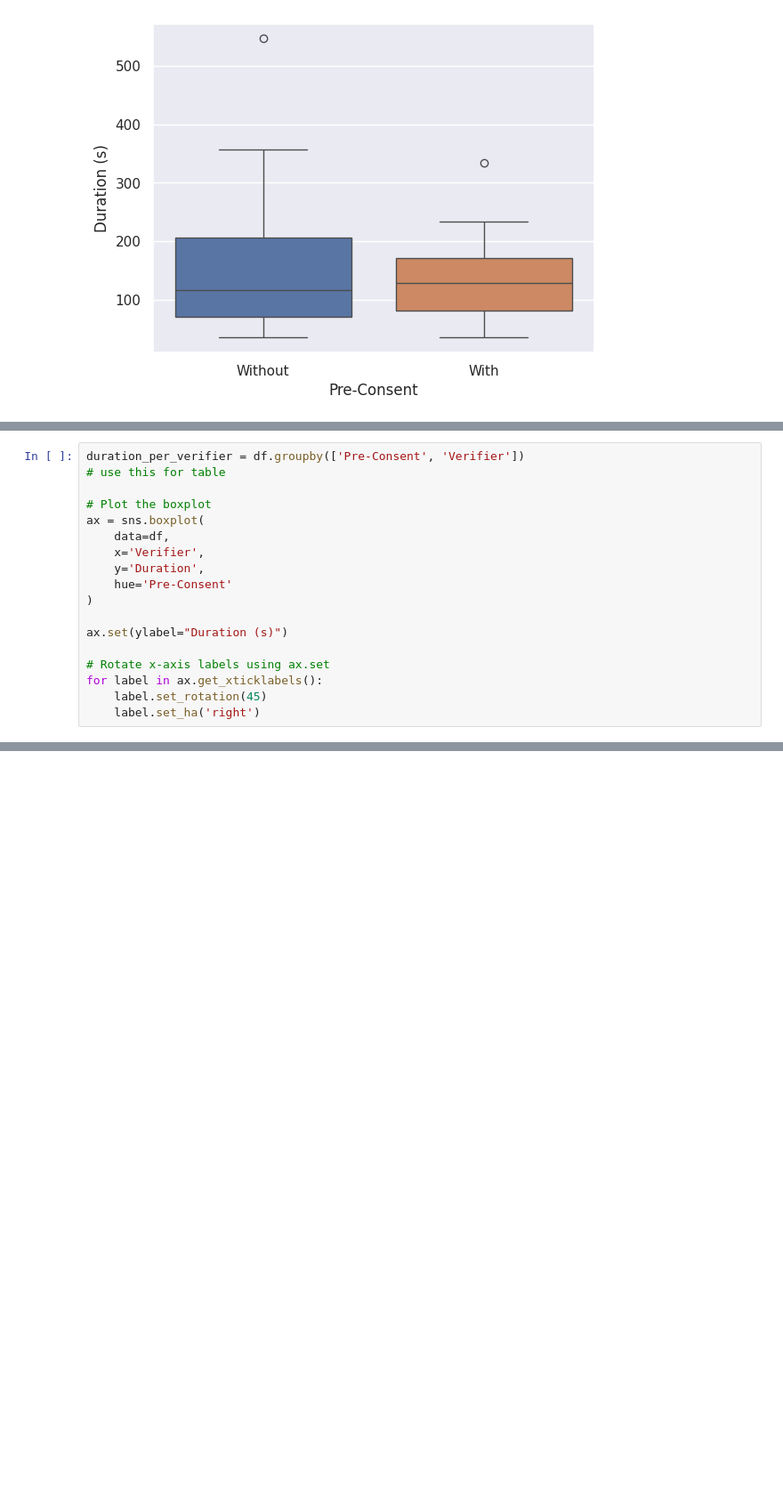
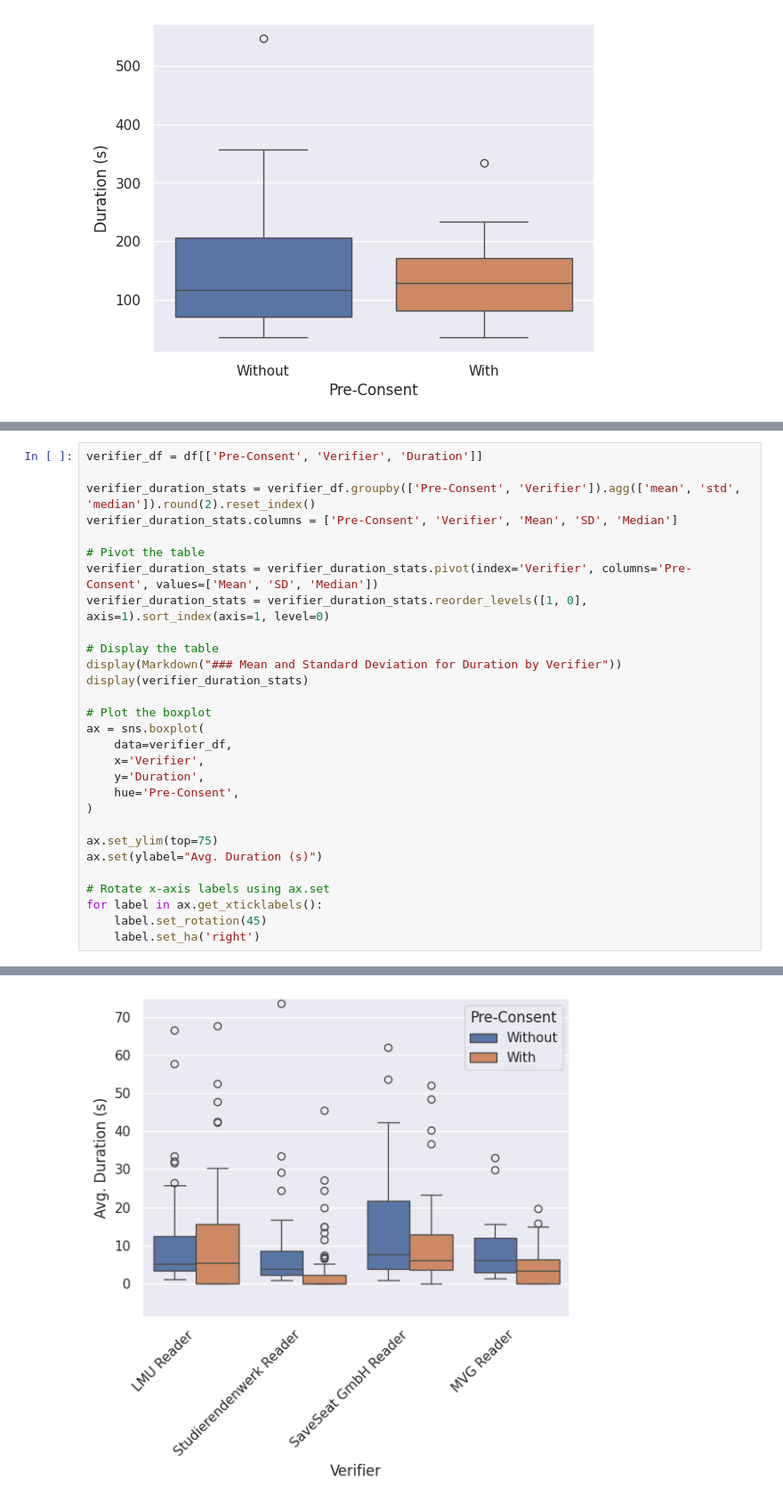
Before and after one commit to simon-lund/masterthesis_evaluation, a Jupyter notebook: efficiency.ipynb, the cells around one changed output, grey strips where cells are left out. Shown at 89% size. Cells and saved outputs as stored; diff of their text form; blank space fills up the shorter version.

Commit message:
:recycle: rework notebook
- fix texts
- add tables

```diff
--- a/efficiency.ipynb
+++ b/efficiency.ipynb
@@ -218,18 +243,30 @@ To understand this exception, we take a closer look at the transactions performe
 # %%
-duration_per_verifier = df.groupby(['Pre-Consent', 'Verifier'])
-# use this for table
+verifier_df = df[['Pre-Consent', 'Verifier', 'Duration']]
+
+verifier_duration_stats = verifier_df.groupby(['Pre-Consent', 'Verifier']).agg(['mean', 'std', 'median']).round(2).reset_index()
+verifier_duration_stats.columns = ['Pre-Consent', 'Verifier', 'Mean', 'SD', 'Median']
+
+# Pivot the table
+verifier_duration_stats = verifier_duration_stats.pivot(index='Verifier', columns='Pre-Consent', values=['Mean', 'SD', 'Median'])
+verifier_duration_stats = verifier_duration_stats.reorder_levels([1, 0], axis=1).sort_index(axis=1, level=0)
+
+# Display the table
+display(Markdown("### Mean and Standard Deviation for Duration by Verifier"))
+display(verifier_duration_stats)
 
 # Plot the boxplot
 ax = sns.boxplot(
-    data=df,
+    data=verifier_df,
     x='Verifier',
     y='Duration',
-    hue='Pre-Consent'
+    hue='Pre-Consent',
 )
 
-ax.set(ylabel="Duration (s)")
+ax.set_ylim(top=75)
+ax.set(ylabel="Avg. Duration (s)")
 
 # Rotate x-axis labels using ax.set
 for label in ax.get_xticklabels():
     label.set_rotation(45)
     label.set_ha('right')
+# %% [output]
@@ -236,2 +281,3 @@ for label in ax.get_xticklabels():
+[figure, added]
 # %% [markdown]
 ### LMU Reader
```
Also changed, not shown: parts of 12 cells of this notebook.
